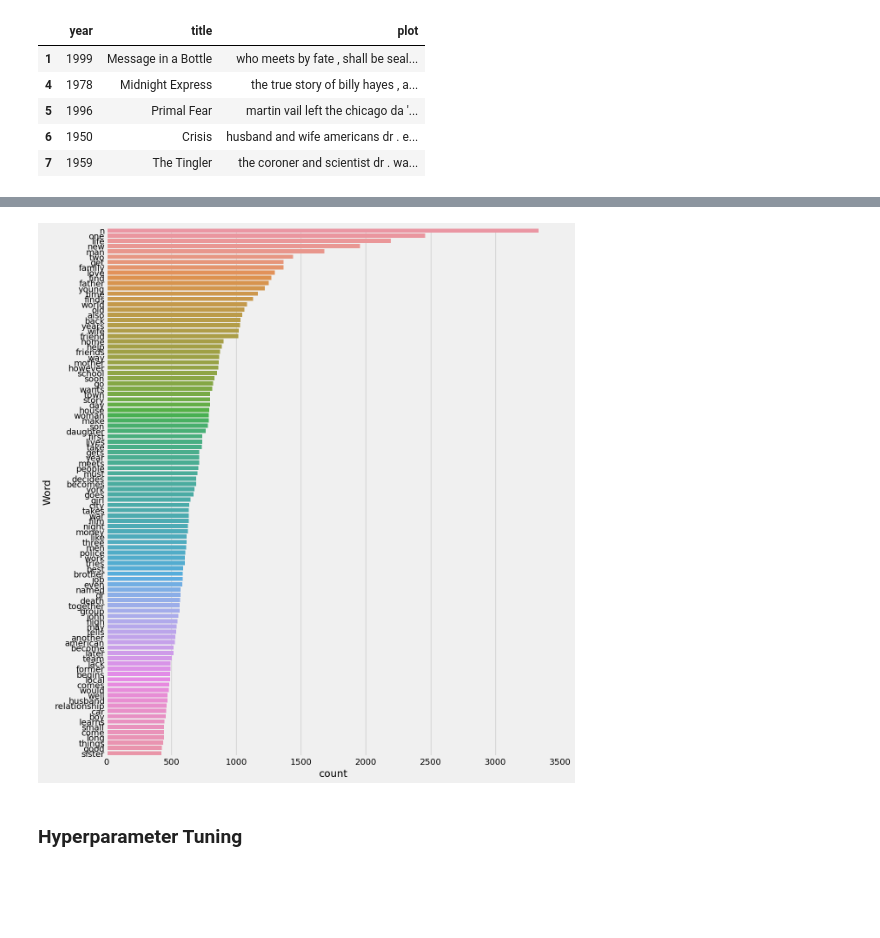
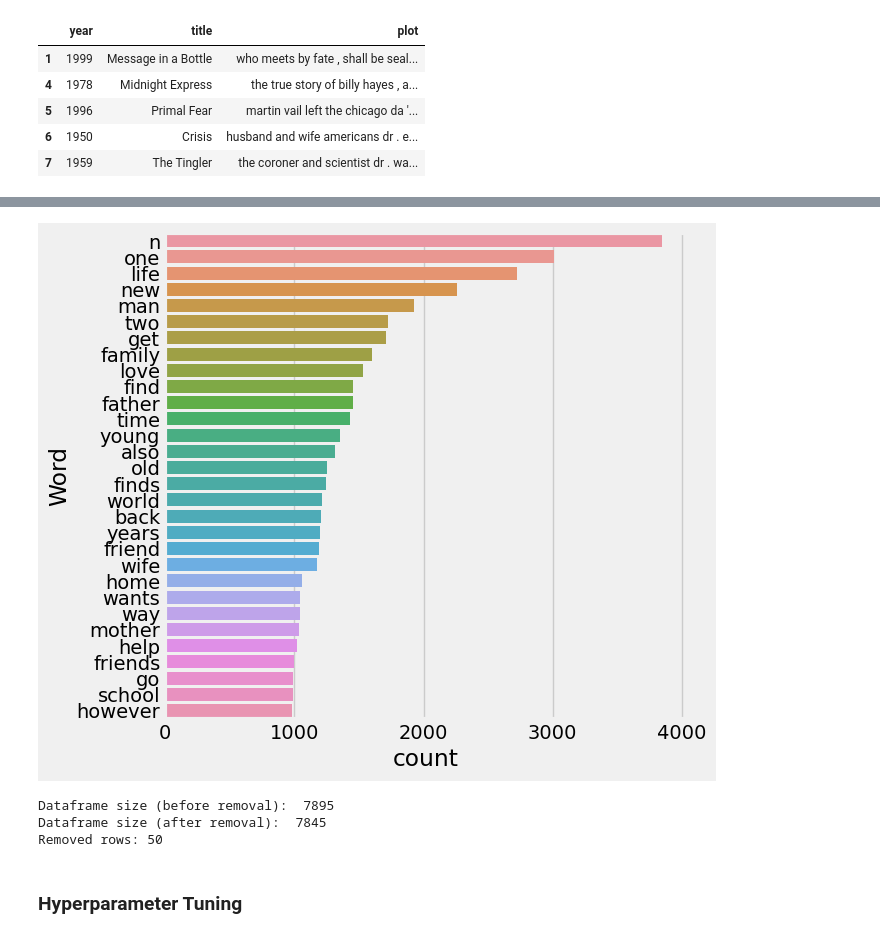
Before and after one commit to elkindavid/MIAD_UNIANDES, a Jupyter notebook: S7P1_proyecto2 2.0.ipynb, the cells around one changed output, grey strips where cells are left out. Drawn from its saved outputs; the diff is of its cells as text; code cells hidden in the pictures; blank space fills up the shorter version.

Commit message:
Outlier After Cleaned Data

```diff
--- a/S7P1_proyecto2 2.0.ipynb
+++ b/S7P1_proyecto2 2.0.ipynb
@@ -142,6 +142,21 @@ def clean_text(text):
     text = text.lower()
 
     return text
+# %%
+def freq_words(x, terms = 30):
+  all_words = ' '.join([text for text in x])
+  all_words = all_words.split()
+  fdist = nltk.FreqDist(all_words)
+  words_df = pd.DataFrame({'word':list(fdist.keys()), 'count':list(fdist.values())})
+
+  # selecting top 20 most frequent words
+  d = words_df.nlargest(columns="count", n = terms)
+
+  # visualize words and frequencies
+  plt.figure(figsize=(6,6))
+  ax = sns.barplot(data=d, x= "count", y = "word")
+  ax.set(ylabel = 'Word')
+  plt.show()
 # %%
 dataTraining['clean_plot'] = dataTraining['plot'].apply(lambda x: clean_text(x))
 dataTesting['clean_plot'] = dataTesting['plot'].apply(lambda x: clean_text(x))
@@ -165,15 +162,0 @@ Removed rows: 505
-# %%
-def freq_words(x, terms = 30):
-  all_words = ' '.join([text for text in x])
-  all_words = all_words.split()
-  fdist = nltk.FreqDist(all_words)
-  words_df = pd.DataFrame({'word':list(fdist.keys()), 'count':list(fdist.values())})
-
-  # selecting top 20 most frequent words
-  d = words_df.nlargest(columns="count", n = terms)
-
-  # visualize words and frequencies
-  plt.figure(figsize=(12,15))
-  ax = sns.barplot(data=d, x= "count", y = "word")
-  ax.set(ylabel = 'Word')
-  plt.show()
@@ -194,9 +177,26 @@ def remove_stopwords(text):
 dataTraining['clean_plot'] = dataTraining['clean_plot'].apply(lambda x: remove_stopwords(x))
 dataTesting['clean_plot'] = dataTesting['clean_plot'].apply(lambda x: remove_stopwords(x))
 # %%
-freq_words(dataTraining['clean_plot'], 100)
+freq_words(dataTraining['clean_plot'], 30)
 # %% [output]
-[figure, old version]
+[figure, new version]
+# %%
+# Outliers
+dataTraining['clean_plot_length']=dataTraining['clean_plot'].apply(lambda x:len(x))  # calculate length of cleaned text
+dataTraining.head()
+
+(dataTraining['clean_plot_length']>1510).value_counts()
+
+# Remove extremely long descriptions: outliers
+print('Dataframe size (before removal): ',len(dataTraining))
+filt=dataTraining['clean_plot_length']>1510
+dataTraining.drop(dataTraining[filt].index,axis=0,inplace=True)     # filter rows having cleaned description length > 2000
+print('Dataframe size (after removal): ',len(dataTraining))
+print(f'Removed rows: {filt.sum()}')
+# %% [output]
+Dataframe size (before removal):  7895
+Dataframe size (after removal):  7845
+Removed rows: 50
 # %%
 # Definición de variable de interés (y)
 dataTraining['genres'] = dataTraining['genres'].map(lambda x: eval(x))
```
Also changed, not shown: parts of 33 cells of this notebook, 3 other files.
